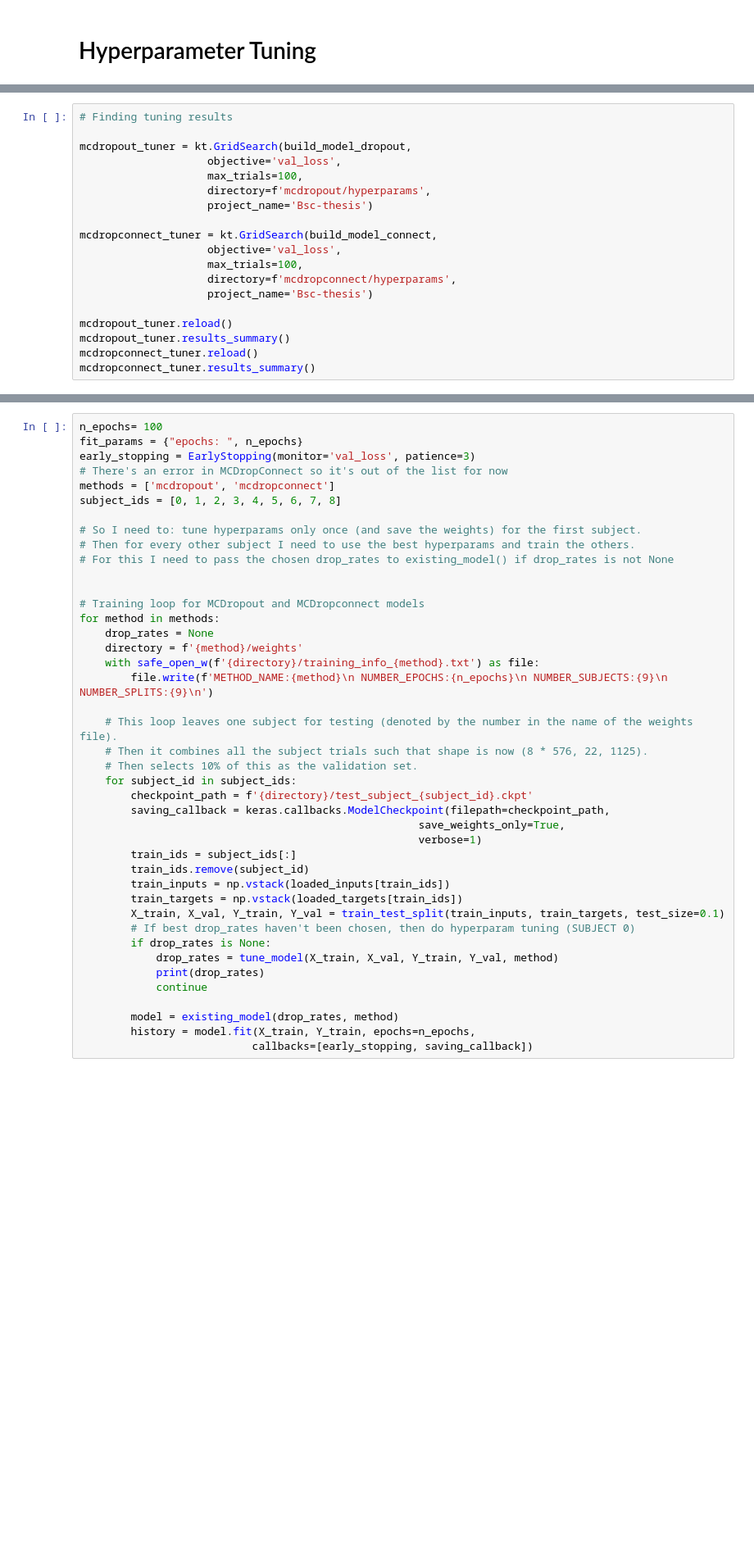
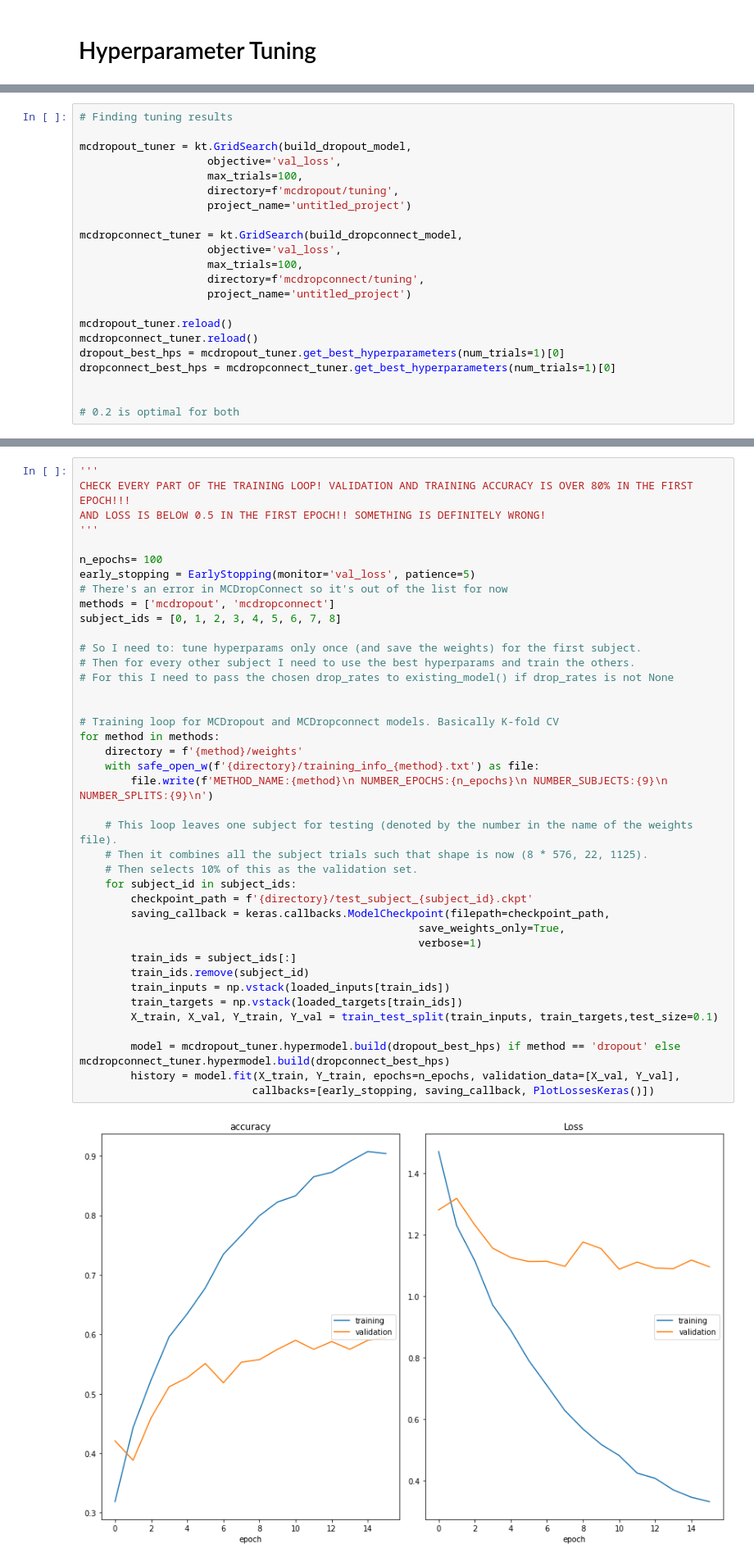
Before and after one commit to p-manivannan/bsc-thesis, a Jupyter notebook: Training.ipynb, the cells around one changed output, grey strips where cells are left out. Shown: that part at 82% size. Saved outputs shown, nothing was run; the diff lists cells and outputs as text; blank space fills up the shorter version.

```diff
--- a/Training.ipynb
+++ b/Training.ipynb
@@ -89,19 +84,22 @@ for method in methods:
 # %%
 # Finding tuning results
 
-mcdropout_tuner = kt.GridSearch(build_model_dropout,
+mcdropout_tuner = kt.GridSearch(build_dropout_model,
                     objective='val_loss',
                     max_trials=100,
-                    directory=f'mcdropout/hyperparams',
-                    project_name='Bsc-thesis')
+                    directory=f'mcdropout/tuning',
+                    project_name='untitled_project')
 
-mcdropconnect_tuner = kt.GridSearch(build_model_connect,
+mcdropconnect_tuner = kt.GridSearch(build_dropconnect_model,
                     objective='val_loss',
                     max_trials=100,
-                    directory=f'mcdropconnect/hyperparams',
-                    project_name='Bsc-thesis')
+                    directory=f'mcdropconnect/tuning',
+                    project_name='untitled_project')
 
 mcdropout_tuner.reload()
-mcdropout_tuner.results_summary()
 mcdropconnect_tuner.reload()
-mcdropconnect_tuner.results_summary()
+dropout_best_hps = mcdropout_tuner.get_best_hyperparameters(num_trials=1)[0]
+dropconnect_best_hps = mcdropconnect_tuner.get_best_hyperparameters(num_trials=1)[0]
+
+
+# 0.2 is optimal for both
@@ -108,42 +109,42 @@ mcdropconnect_tuner.results_summary()
 # %%
+'''
+CHECK EVERY PART OF THE TRAINING LOOP! VALIDATION AND TRAINING ACCURACY IS OVER 80% IN THE FIRST EPOCH!!!
+AND LOSS IS BELOW 0.5 IN THE FIRST EPOCH!! SOMETHING IS DEFINITELY WRONG!
+'''
+
 n_epochs= 100
-fit_params = {"epochs: ", n_epochs}
-early_stopping = EarlyStopping(monitor='val_loss', patience=3)
+early_stopping = EarlyStopping(monitor='val_loss', patience=5)
 # There's an error in MCDropConnect so it's out of the list for now
 methods = ['mcdropout', 'mcdropconnect']
 subject_ids = [0, 1, 2, 3, 4, 5, 6, 7, 8]
 
 # So I need to: tune hyperparams only once (and save the weights) for the first subject.
 # Then for every other subject I need to use the best hyperparams and train the others.
 # For this I need to pass the chosen drop_rates to existing_model() if drop_rates is not None
 
 
-# Training loop for MCDropout and MCDropconnect models
+# Training loop for MCDropout and MCDropconnect models. Basically K-fold CV
 for method in methods:
-    drop_rates = None
     directory = f'{method}/weights'
     with safe_open_w(f'{directory}/training_info_{method}.txt') as file:
         file.write(f'METHOD_NAME:{method}\n NUMBER_EPOCHS:{n_epochs}\n NUMBER_SUBJECTS:{9}\n NUMBER_SPLITS:{9}\n')
 
     # This loop leaves one subject for testing (denoted by the number in the name of the weights file).
     # Then it combines all the subject trials such that shape is now (8 * 576, 22, 1125).
     # Then selects 10% of this as the validation set.
     for subject_id in subject_ids:
         checkpoint_path = f'{directory}/test_subject_{subject_id}.ckpt'
         saving_callback = keras.callbacks.ModelCheckpoint(filepath=checkpoint_path,
                                                      save_weights_only=True,
                                                      verbose=1)
         train_ids = subject_ids[:]
         train_ids.remove(subject_id)
         train_inputs = np.vstack(loaded_inputs[train_ids])
         train_targets = np.vstack(loaded_targets[train_ids])
-        X_train, X_val, Y_train, Y_val = train_test_split(train_inputs, train_targets, test_size=0.1)
-        # If best drop_rates haven't been chosen, then do hyperparam tuning (SUBJECT 0)
-        if drop_rates is None:
-            drop_rates = tune_model(X_train, X_val, Y_train, Y_val, method)
-            print(drop_rates)
-            continue
+        X_train, X_val, Y_train, Y_val = train_test_split(train_inputs, train_targets,test_size=0.1)
 
-        model = existing_model(drop_rates, method)
-        history = model.fit(X_train, Y_train, epochs=n_epochs,
-                           callbacks=[early_stopping, saving_callback])
+        model = mcdropout_tuner.hypermodel.build(dropout_best_hps) if method == 'dropout' else mcdropconnect_tuner.hypermodel.build(dropconnect_best_hps)
+        history = model.fit(X_train, Y_train, epochs=n_epochs, validation_data=[X_val, Y_val],
+                           callbacks=[early_stopping, saving_callback, PlotLossesKeras()])
+# %% [output]
+[figure, added]
```
Also changed, not shown: parts of 4 cells of this notebook, 2 other files.
